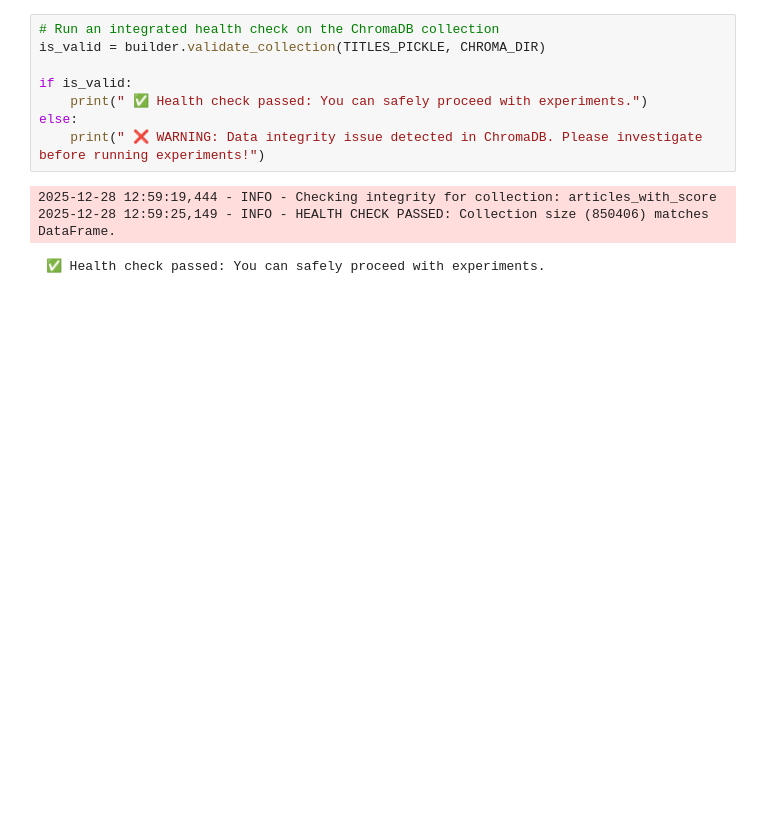
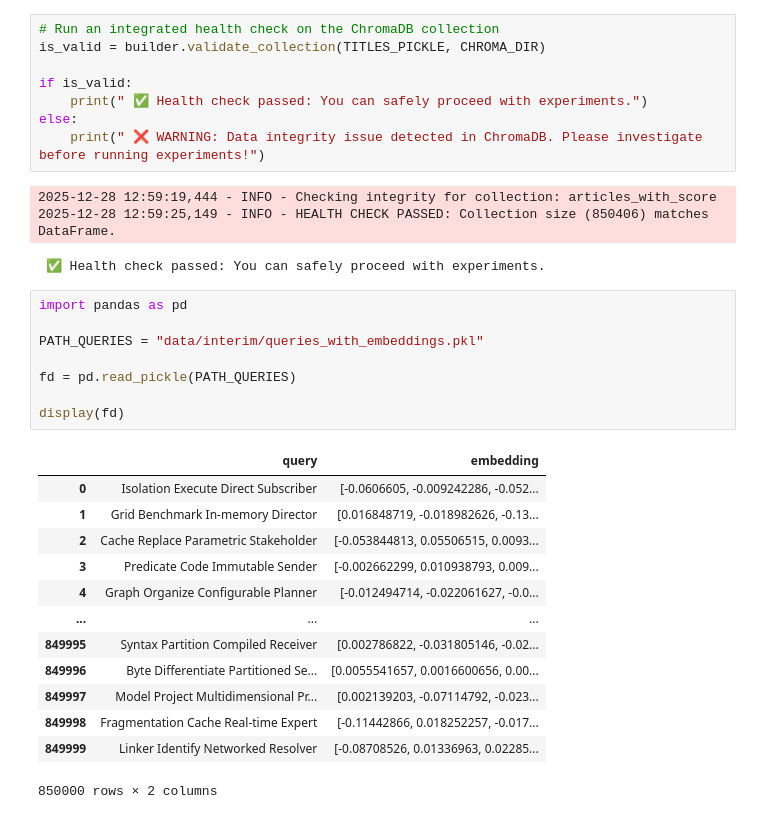
Before and after one commit to kabix09/scientometric_search_engines, a Jupyter notebook: notebooks/02_scientometrics_search_engine.ipynb, the cells around one changed output. Cells and saved outputs as stored; diff of their text form; blank space fills up the shorter version.

```diff
--- a/notebooks/02_scientometrics_search_engine.ipynb
+++ b/notebooks/02_scientometrics_search_engine.ipynb
@@ -239,3 +239,25 @@ else:
 2025-12-28 12:59:19,444 - INFO - Checking integrity for collection: articles_with_score
 2025-12-28 12:59:25,149 - INFO - HEALTH CHECK PASSED: Collection size (850406) matches DataFrame.
  ✅ Health check passed: You can safely proceed with experiments.
+# %%
+import pandas as pd
+
+PATH_QUERIES = "data/interim/queries_with_embeddings.pkl"
+
+fd = pd.read_pickle(PATH_QUERIES)
+
+display(fd)
+# %% [output]
+|  | query | embedding |
+| 0 | Isolation Execute Direct Subscriber | [-0.0606605, -0.009242286, -0.052... |
+| 1 | Grid Benchmark In-memory Director | [0.016848719, -0.018982626, -0.13... |
+| 2 | Cache Replace Parametric Stakeholder | [-0.053844813, 0.05506515, 0.0093... |
+| 3 | Predicate Code Immutable Sender | [-0.002662299, 0.010938793, 0.009... |
+| 4 | Graph Organize Configurable Planner | [-0.012494714, -0.022061627, -0.0... |
+| ... | ... | ... |
+| 849995 | Syntax Partition Compiled Receiver | [0.002786822, -0.031805146, -0.02... |
+| 849996 | Byte Differentiate Partitioned Se... | [0.0055541657, 0.0016600656, 0.00... |
+| 849997 | Model Project Multidimensional Pr... | [0.002139203, -0.07114792, -0.023... |
+| 849998 | Fragmentation Cache Real-time Expert | [-0.11442866, 0.018252257, -0.017... |
+| 849999 | Linker Identify Networked Resolver | [-0.08708526, 0.01336963, 0.02285... |
+850000 rows × 2 columns
```
Also changed, not shown: 6 other files.
